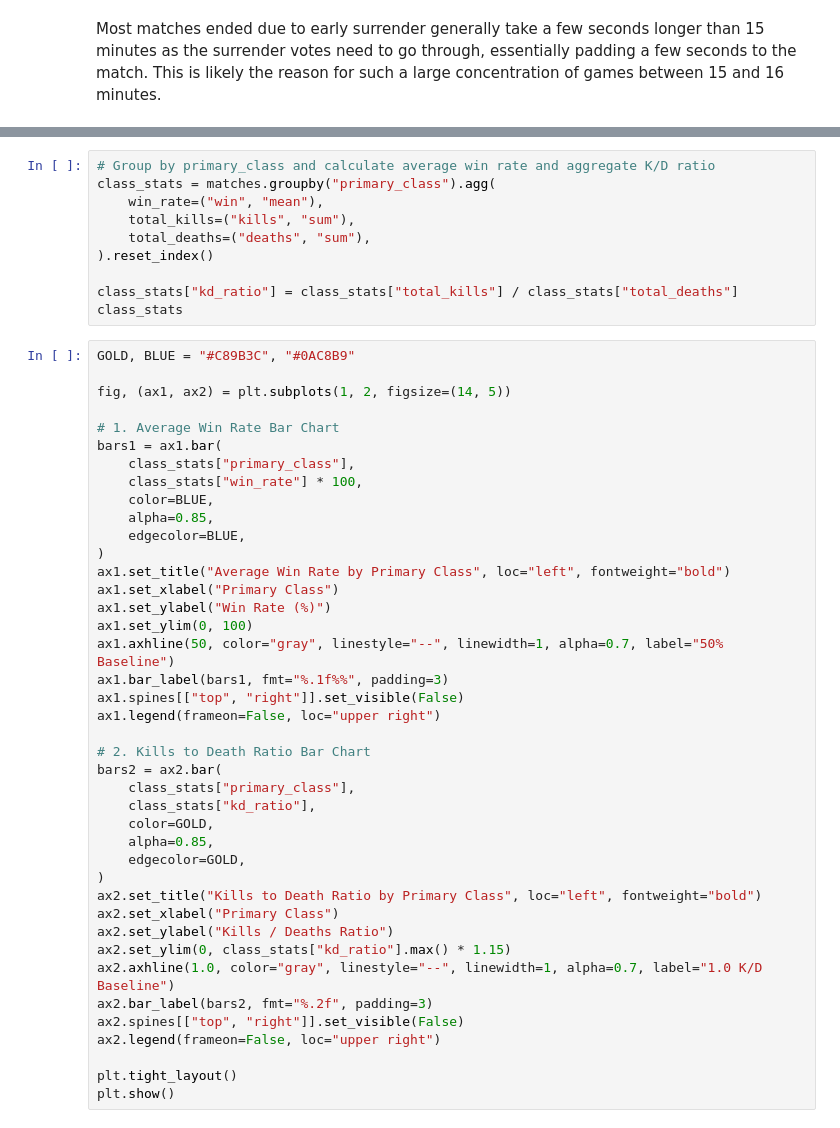
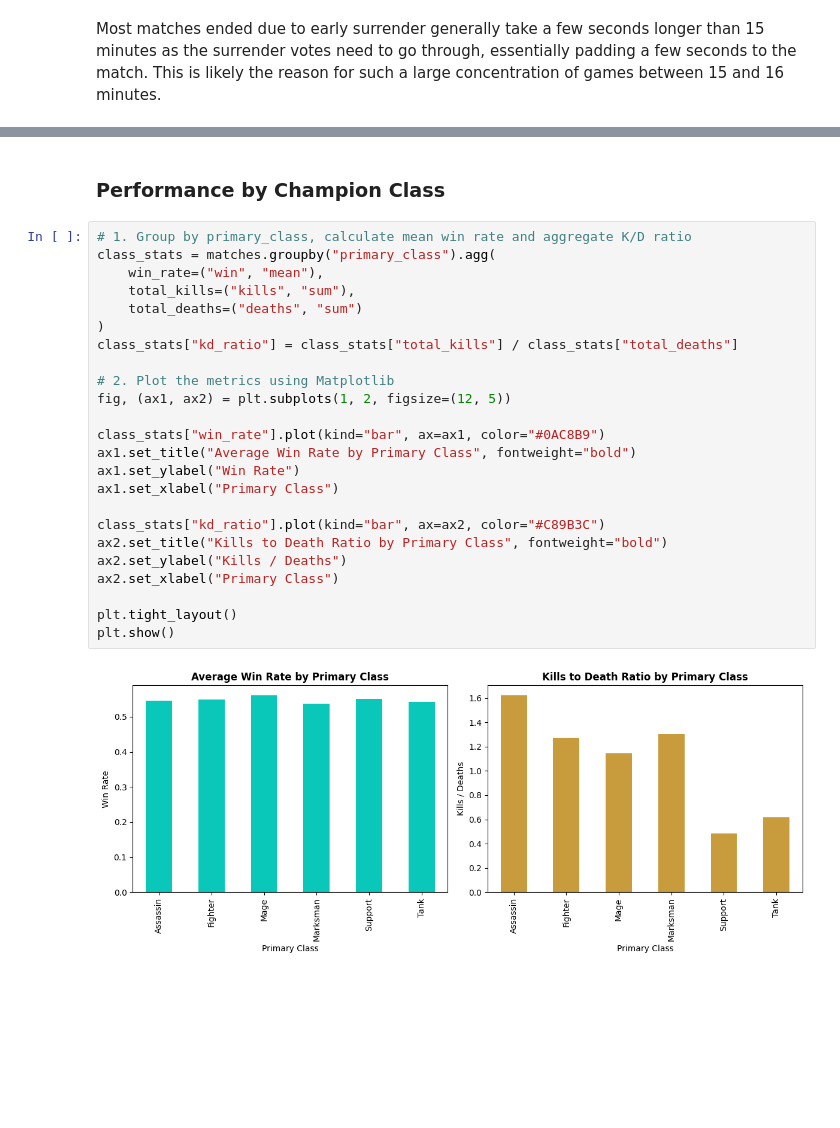
Before and after one commit to bzacharia999/Deep-dive-into-the-North-American-League-of-Legends-Challenger-League, a Jupyter notebook: notebooks/02_eda.ipynb, the cells around one changed output, grey strips where cells are left out. Cells and saved outputs as stored; diff of their text form; blank space fills up the shorter version.

```diff
--- a/notebooks/02_eda.ipynb
+++ b/notebooks/02_eda.ipynb
@@ -201,51 +200,28 @@ Analyzing performance across the `primary_class` segments:
-# %%
-# Group by primary_class and calculate average win rate and aggregate K/D ratio
-class_stats = matches.groupby("primary_class").agg(
-    win_rate=("win", "mean"),
-    total_kills=("kills", "sum"),
-    total_deaths=("deaths", "sum"),
-).reset_index()
-
-class_stats["kd_ratio"] = class_stats["total_kills"] / class_stats["total_deaths"]
-class_stats
-# %%
-GOLD, BLUE = "#C89B3C", "#0AC8B9"
-
-fig, (ax1, ax2) = plt.subplots(1, 2, figsize=(14, 5))
-
-# 1. Average Win Rate Bar Chart
-bars1 = ax1.bar(
-    class_stats["primary_class"],
-    class_stats["win_rate"] * 100,
-    color=BLUE,
-    alpha=0.85,
-    edgecolor=BLUE,
-)
-ax1.set_title("Average Win Rate by Primary Class", loc="left", fontweight="bold")
-ax1.set_xlabel("Primary Class")
-ax1.set_ylabel("Win Rate (%)")
-ax1.set_ylim(0, 100)
-ax1.axhline(50, color="gray", linestyle="--", linewidth=1, alpha=0.7, label="50% Baseline")
-ax1.bar_label(bars1, fmt="%.1f%%", padding=3)
-ax1.spines[["top", "right"]].set_visible(False)
-ax1.legend(frameon=False, loc="upper right")
-
-# 2. Kills to Death Ratio Bar Chart
-bars2 = ax2.bar(
-    class_stats["primary_class"],
-    class_stats["kd_ratio"],
-    color=GOLD,
-    alpha=0.85,
-    edgecolor=GOLD,
-)
-ax2.set_title("Kills to Death Ratio by Primary Class", loc="left", fontweight="bold")
-ax2.set_xlabel("Primary Class")
-ax2.set_ylabel("Kills / Deaths Ratio")
-ax2.set_ylim(0, class_stats["kd_ratio"].max() * 1.15)
-ax2.axhline(1.0, color="gray", linestyle="--", linewidth=1, alpha=0.7, label="1.0 K/D Baseline")
-ax2.bar_label(bars2, fmt="%.2f", padding=3)
-ax2.spines[["top", "right"]].set_visible(False)
-ax2.legend(frameon=False, loc="upper right")
-
-plt.tight_layout()
-plt.show()
+# %% [markdown]
+### Performance by Champion Class
+# %%
+# 1. Group by primary_class, calculate mean win rate and aggregate K/D ratio
+class_stats = matches.groupby("primary_class").agg(
+    win_rate=("win", "mean"),
+    total_kills=("kills", "sum"),
+    total_deaths=("deaths", "sum")
+)
+class_stats["kd_ratio"] = class_stats["total_kills"] / class_stats["total_deaths"]
+
+# 2. Plot the metrics using Matplotlib
+fig, (ax1, ax2) = plt.subplots(1, 2, figsize=(12, 5))
+
+class_stats["win_rate"].plot(kind="bar", ax=ax1, color="#0AC8B9")
+ax1.set_title("Average Win Rate by Primary Class", fontweight="bold")
+ax1.set_ylabel("Win Rate")
+ax1.set_xlabel("Primary Class")
+
+class_stats["kd_ratio"].plot(kind="bar", ax=ax2, color="#C89B3C")
+ax2.set_title("Kills to Death Ratio by Primary Class", fontweight="bold")
+ax2.set_ylabel("Kills / Deaths")
+ax2.set_xlabel("Primary Class")
+
+plt.tight_layout()
+plt.show()
+# %% [output]
+[figure, added]
```
Also changed, not shown: parts of 28 cells of this notebook, 1 other file.
